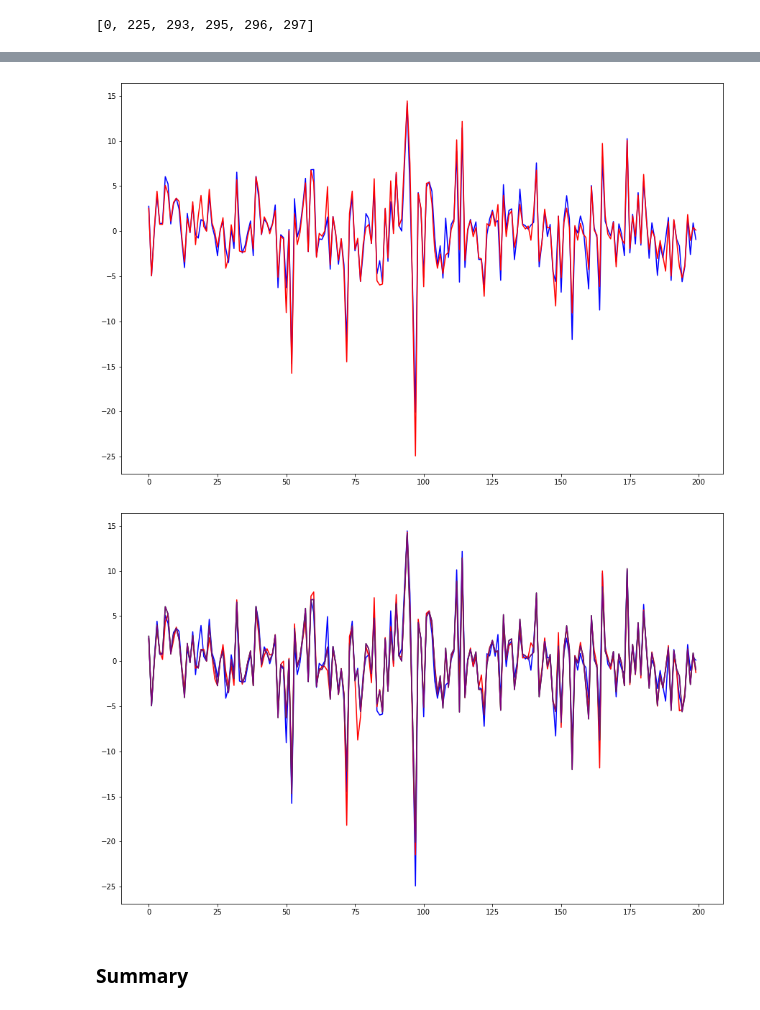
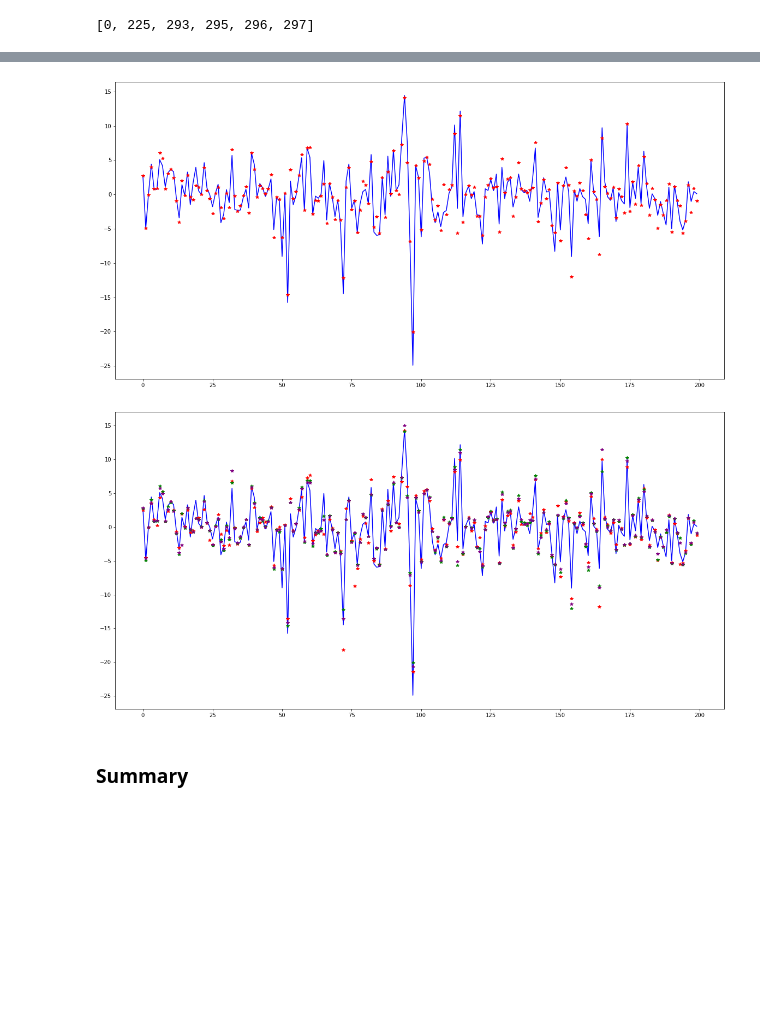
Before and after one commit to David-Tong/W207-Final-Project-2022, a Jupyter notebook: The Big Data Combine Engineered by BattleFin/The_Big_Data_Combine_Engineered_by_BattleFin.ipynb, the cells around one changed output, grey strips where cells are left out. Drawn from its saved outputs; the diff is of its cells as text; code cells hidden in the pictures; blank space fills up the shorter version.

```diff
--- a/The Big Data Combine Engineered by BattleFin/The_Big_Data_Combine_Engineered_by_BattleFin.ipynb
+++ b/The Big Data Combine Engineered by BattleFin/The_Big_Data_Combine_Engineered_by_BattleFin.ipynb
@@ -521,23 +521,23 @@ for train_idx, test_idx in sk.split(X, y):
     prediction = model.predict(test_X)
     predictions[test_idx] = prediction
 # %%
-pyplot.figure(figsize=(15, 10))
-pyplot.plot(predictions, color='blue')
-pyplot.plot(labels[:, 0], color='red')
+pyplot.figure(figsize=(20, 10))
+pyplot.plot(labels[:, 0], color='blue')
+pyplot.plot(predictions, linestyle = 'None', marker='*', color='red')
 pyplot.show()
 # %% [output]
-[figure, old version]
+[figure, new version]
 # %%
 predictions_with_linr_for_diff = predictions
 # %%
-pyplot.figure(figsize=(15, 10))
+pyplot.figure(figsize=(20, 10))
 pyplot.plot(labels[:, 0], color='blue')
-pyplot.plot(predictions_with_ar, color='red')
-pyplot.plot(predictions_with_linr, color='green')
-pyplot.plot(predictions_with_linr_for_diff, color='purple')
+pyplot.plot(predictions_with_ar, linestyle = 'None', marker='*', color='red')
+pyplot.plot(predictions_with_linr, linestyle = 'None', marker='*', color='green')
+pyplot.plot(predictions_with_arima, linestyle = 'None', marker='*', color='purple')
 pyplot.show()
 # %% [output]
-[figure, old version]
+[figure, new version]
 # %% [markdown]
 ### Summary
 # %%
```
Also changed, not shown: parts of 6 cells of this notebook, 1 other file.
